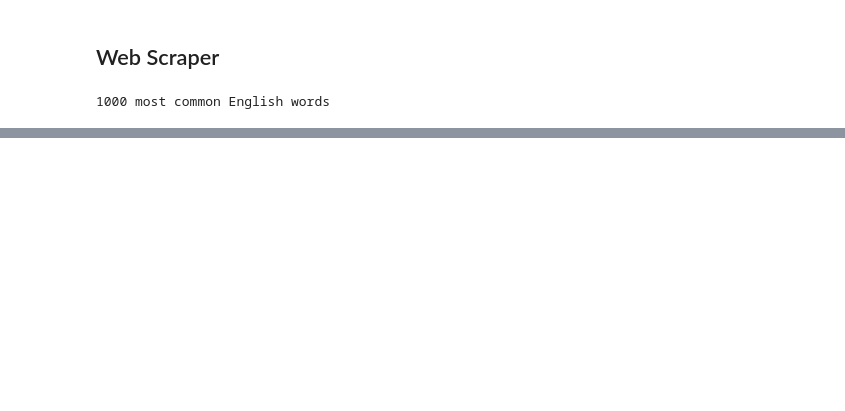
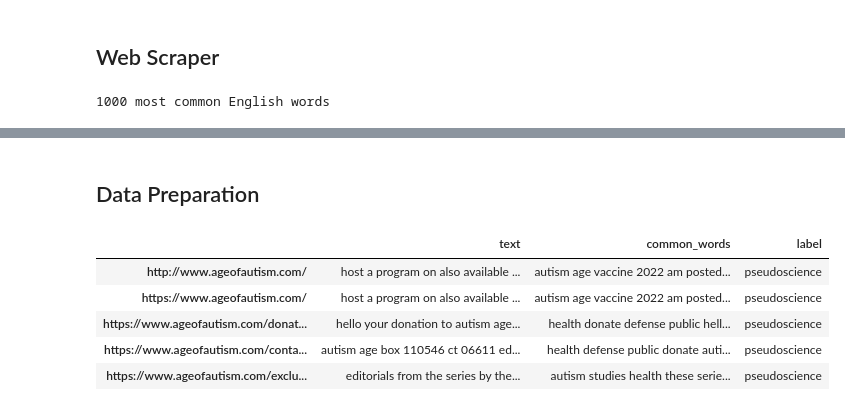
Before and after one commit to sbavery/pseudometer, a Jupyter notebook: nbs/01_data.ipynb, the cells around one changed output, grey strips where cells are left out. Saved outputs shown, nothing was run; the diff lists cells and outputs as text; code cells hidden in the pictures; blank space fills up the shorter version.

```diff
--- a/nbs/01_data.ipynb
+++ b/nbs/01_data.ipynb
@@ -212,6 +187,0 @@ Counter({'our': 19,
-# %%
-count = Counter()
-for link in d_sci:
-    count+=Counter(dict(d_sci[link]))
-
-count.most_common()
@@ -235,0 +244,27 @@ count.most_common()
+# %% [markdown]
+## Data Preparation
+# %%
+d_all = {}
+for link in d_pse:
+    text = d_pse[link][0]
+    if len(text) > max_text_len: text = text[:max_text_len]
+    common_words = ' '.join([count[0] for count in d_pse[link][1]])
+    if common_words != '' and link not in d_all:
+        d_all[link] = [text, common_words, 'pseudoscience']
+
+for link in d_sci:
+    text = d_sci[link][0]
+    if len(text) > max_text_len: text = text[:max_text_len]
+    common_words = ' '.join([count[0] for count in d_sci[link][1]])
+    if common_words != '' and link not in d_all:
+        d_all[link] = [text, common_words, 'science']
+
+df = pd.DataFrame.from_dict(d_all, orient='index', columns=['text', 'common_words', 'label'])
+df.head()
+# %% [output]
+|  | text | common_words | label |
+| http://www.ageofautism.com/ | host a program on also available ... | autism age vaccine 2022 am posted... | pseudoscience |
+| https://www.ageofautism.com/ | host a program on also available ... | autism age vaccine 2022 am posted... | pseudoscience |
+| https://www.ageofautism.com/donat... | hello your donation to autism age... | health donate defense public hell... | pseudoscience |
+| https://www.ageofautism.com/conta... | autism age box 110546 ct 06611 ed... | health defense public donate auti... | pseudoscience |
+| https://www.ageofautism.com/exclu... | editorials from the series by the... | autism studies health these serie... | pseudoscience |
```
Also changed, not shown: parts of 27 cells of this notebook, 4 other files.
